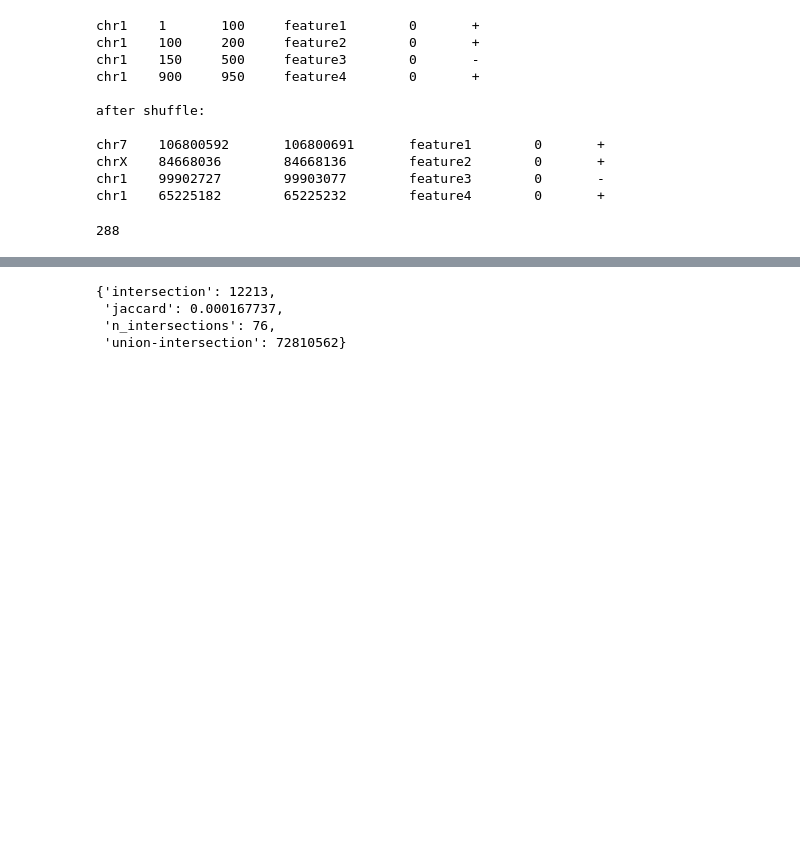
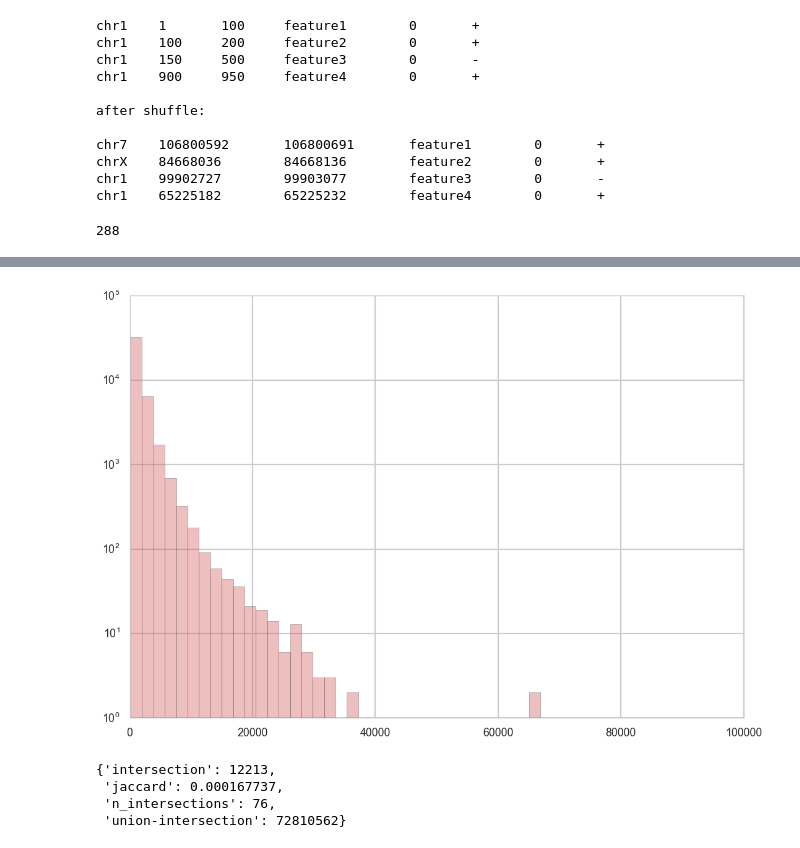
Before and after one commit to mvanzetti/thesis, a Jupyter notebook: notebooks/Null Model.ipynb, the cells around one changed output, grey strips where cells are left out. Saved outputs shown, nothing was run; the diff lists cells and outputs as text; code cells hidden in the pictures; blank space fills up the shorter version.

```diff
--- a/notebooks/Null Model.ipynb
+++ b/notebooks/Null Model.ipynb
@@ -69,0 +107,4 @@ fantom_random_bed_sorted = fantom_random_bed.sort()
+# %%
+encode_df = encode_bed.to_dataframe()
+encode_df['size'] = encode_df.apply(lambda row: compute_size(row), axis = 1)
+encode_df[['size']].describe()
@@ -70,3 +147,12 @@ fantom_random_bed_sorted = fantom_random_bed.sort()
+# %%
+plot = sns.distplot(encode_df[['size']], kde=False, fit=None, color='r')
+
+#plot = sns.distplot(encode_df[['size']], kde=False, fit=None, color='r', bins=np.logspace(1, 5, 50))
+plot.set_yscale('log')
+#plot.set_xscale('log')
+# TODO try log binning
+# %% [output]
+[figure, added]
 # %%
 encode_bed_sorted.jaccard(fantom_shuffled_bed_sorted, f=0.50)
 # %% [output]
```
Also changed, not shown: parts of 6 cells of this notebook.
